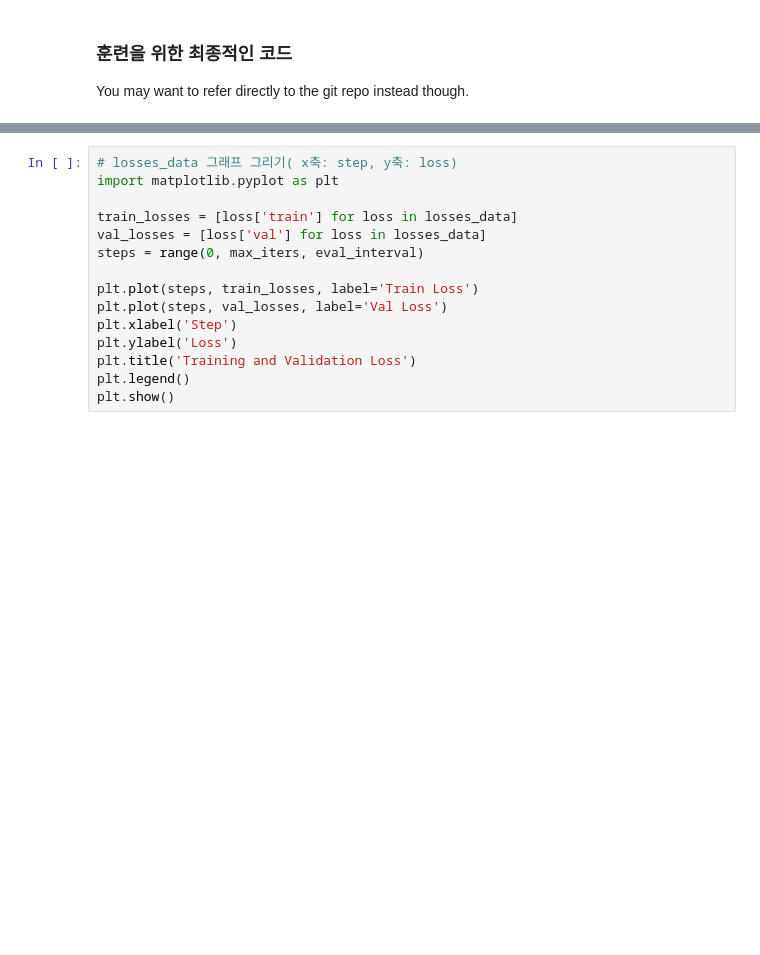
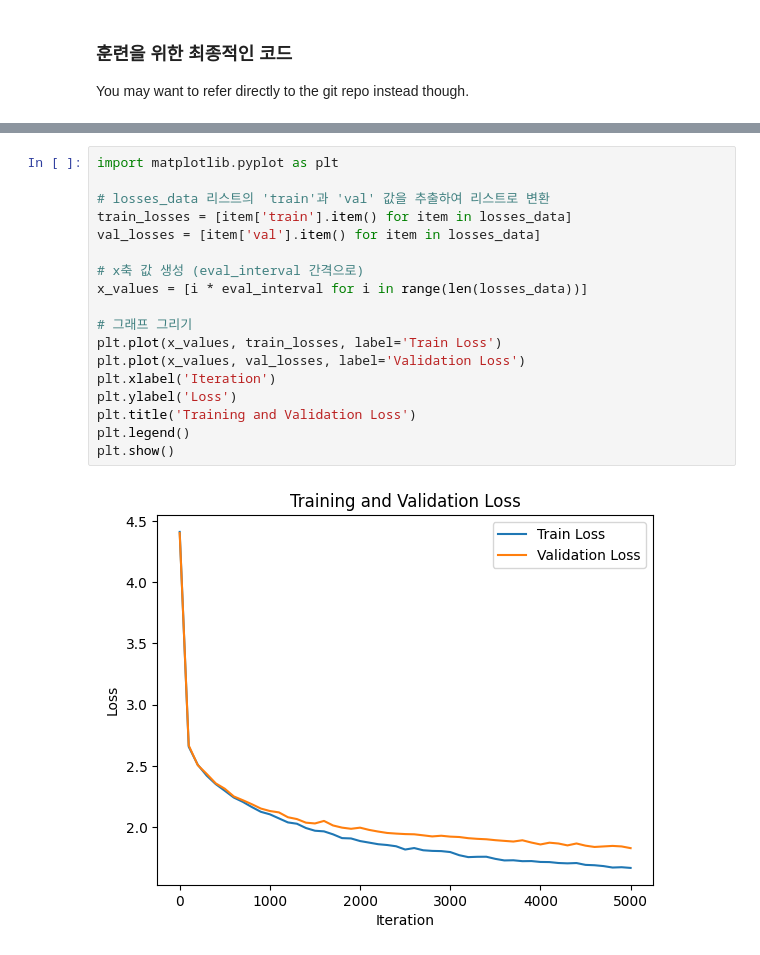
Before and after one commit to Skkuhodomo/nanoGPT_ko, a Jupyter notebook: gpt_dev.ipynb, the cells around one changed output, grey strips where cells are left out. Drawn from its saved outputs; the diff is of its cells as text; blank space fills up the shorter version.

```diff
--- a/gpt_dev.ipynb
+++ b/gpt_dev.ipynb
@@ -722,15 +730,20 @@ That wha
 # %%
-# losses_data 그래프 그리기( x축: step, y축: loss)
 import matplotlib.pyplot as plt
 
-train_losses = [loss['train'] for loss in losses_data]
-val_losses = [loss['val'] for loss in losses_data]
-steps = range(0, max_iters, eval_interval)
+# losses_data 리스트의 'train'과 'val' 값을 추출하여 리스트로 변환
+train_losses = [item['train'].item() for item in losses_data]
+val_losses = [item['val'].item() for item in losses_data]
 
-plt.plot(steps, train_losses, label='Train Loss')
-plt.plot(steps, val_losses, label='Val Loss')
-plt.xlabel('Step')
+# x축 값 생성 (eval_interval 간격으로)
+x_values = [i * eval_interval for i in range(len(losses_data))]
+
+# 그래프 그리기
+plt.plot(x_values, train_losses, label='Train Loss')
+plt.plot(x_values, val_losses, label='Validation Loss')
+plt.xlabel('Iteration')
 plt.ylabel('Loss')
 plt.title('Training and Validation Loss')
 plt.legend()
 plt.show()
+# %% [output]
+[figure, added]
```
Also changed, not shown: parts of 9 cells of this notebook.
